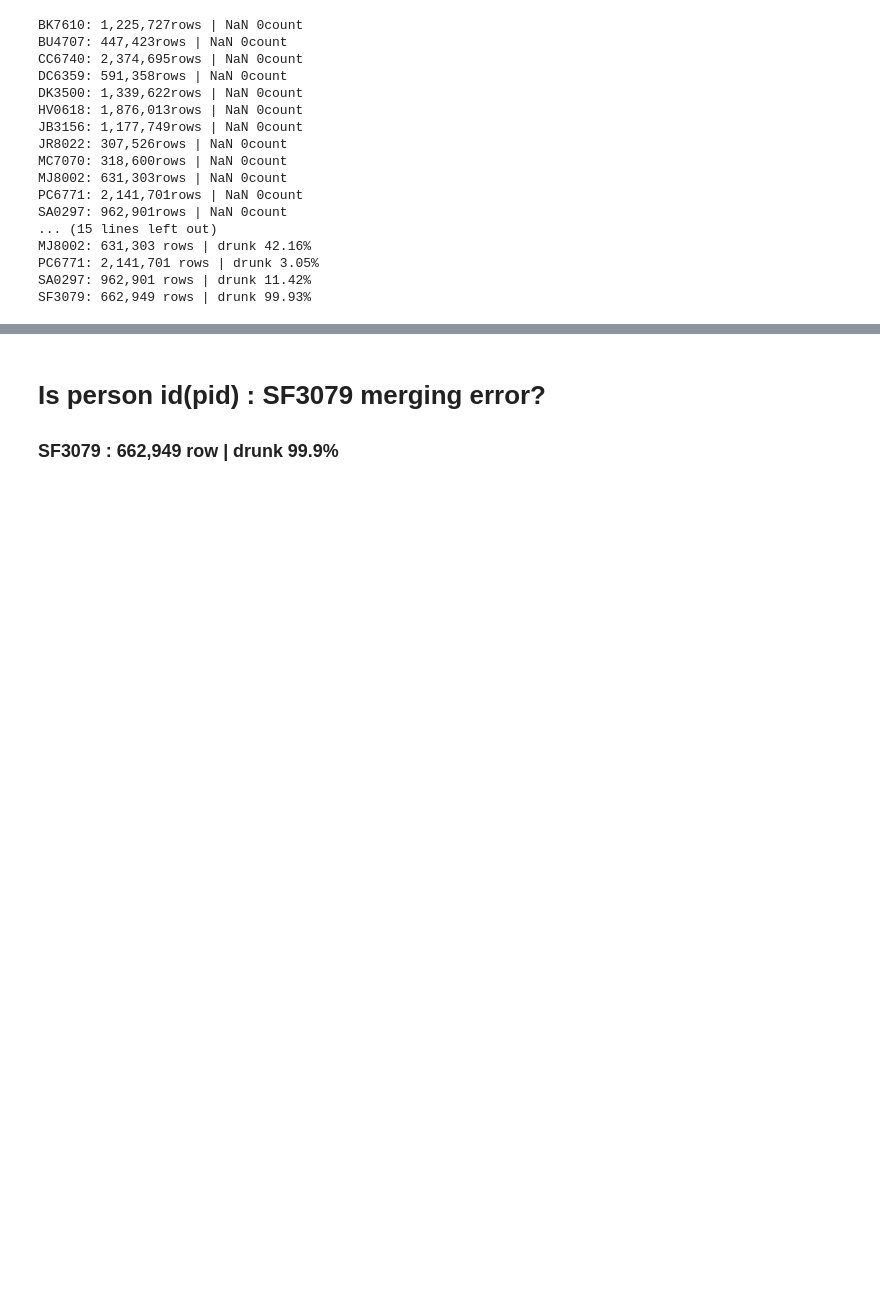
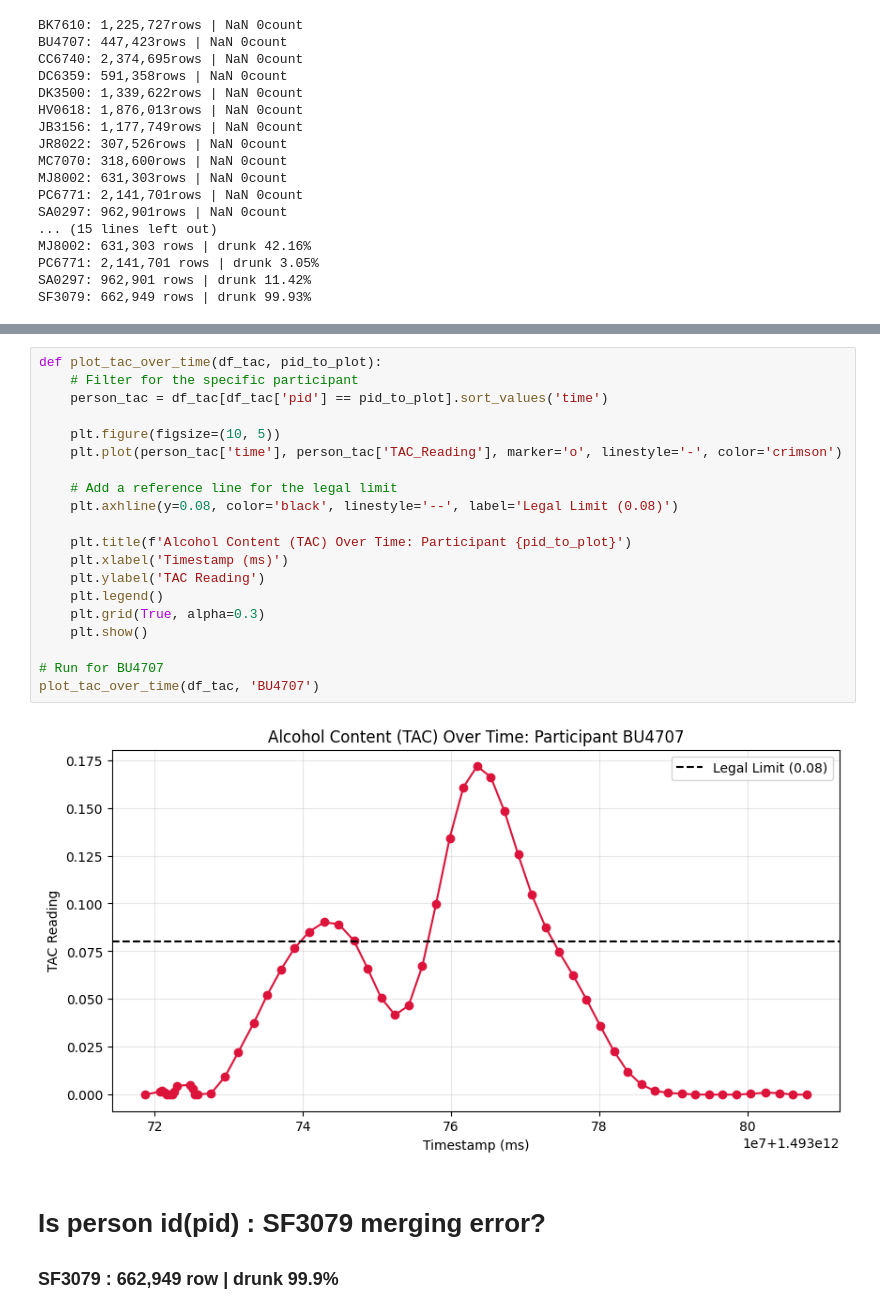
Before and after one commit to Vyrima/MATH4650_SP_2026_FP1_G_01_GRIFFITHS, a Jupyter notebook: files/4650FinalProject.ipynb, the cells around one changed output, grey strips where cells are left out. Drawn from its saved outputs; the diff is of its cells as text; blank space fills up the shorter version.

```diff
--- a/files/4650FinalProject.ipynb
+++ b/files/4650FinalProject.ipynb
@@ -296,3 +322,25 @@ SF3079: 662,949 rows | drunk 99.93%
+# %%
+def plot_tac_over_time(df_tac, pid_to_plot):
+    # Filter for the specific participant
+    person_tac = df_tac[df_tac['pid'] == pid_to_plot].sort_values('time')
+
+    plt.figure(figsize=(10, 5))
+    plt.plot(person_tac['time'], person_tac['TAC_Reading'], marker='o', linestyle='-', color='crimson')
+
+    # Add a reference line for the legal limit
+    plt.axhline(y=0.08, color='black', linestyle='--', label='Legal Limit (0.08)')
+
+    plt.title(f'Alcohol Content (TAC) Over Time: Participant {pid_to_plot}')
+    plt.xlabel('Timestamp (ms)')
+    plt.ylabel('TAC Reading')
+    plt.legend()
+    plt.grid(True, alpha=0.3)
+    plt.show()
+
+# Run for BU4707
+plot_tac_over_time(df_tac, 'BU4707')
+# %% [output]
+[figure, added]
 # %% [markdown]
 # Is person id(pid) : SF3079 merging error?
 ### SF3079 : 662,949 row | drunk 99.9%
```
Also changed, not shown: parts of 6 cells of this notebook, 1 other file.
